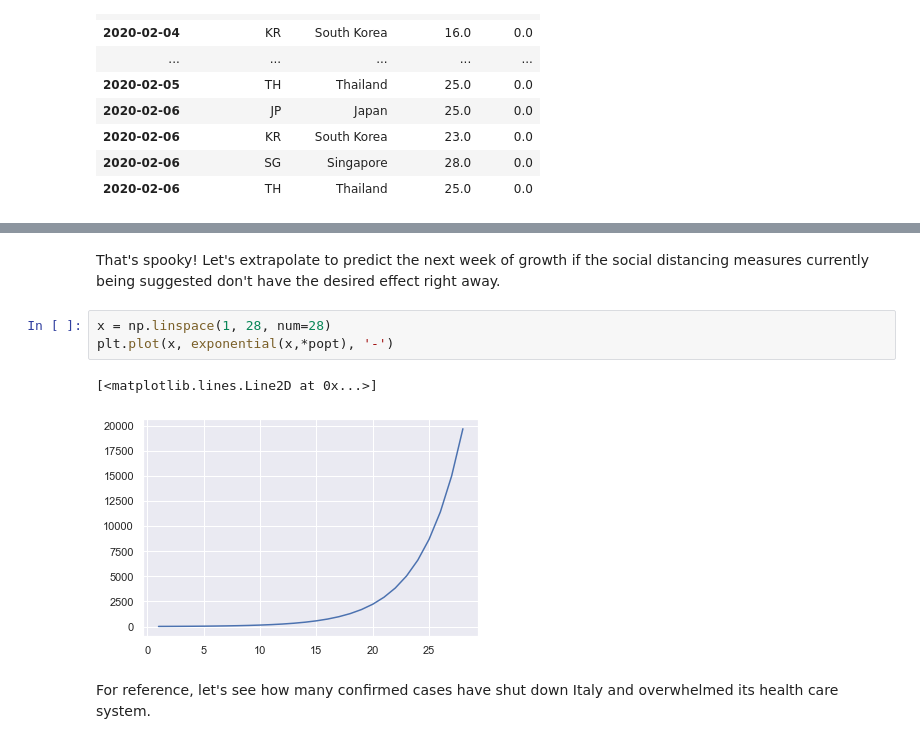
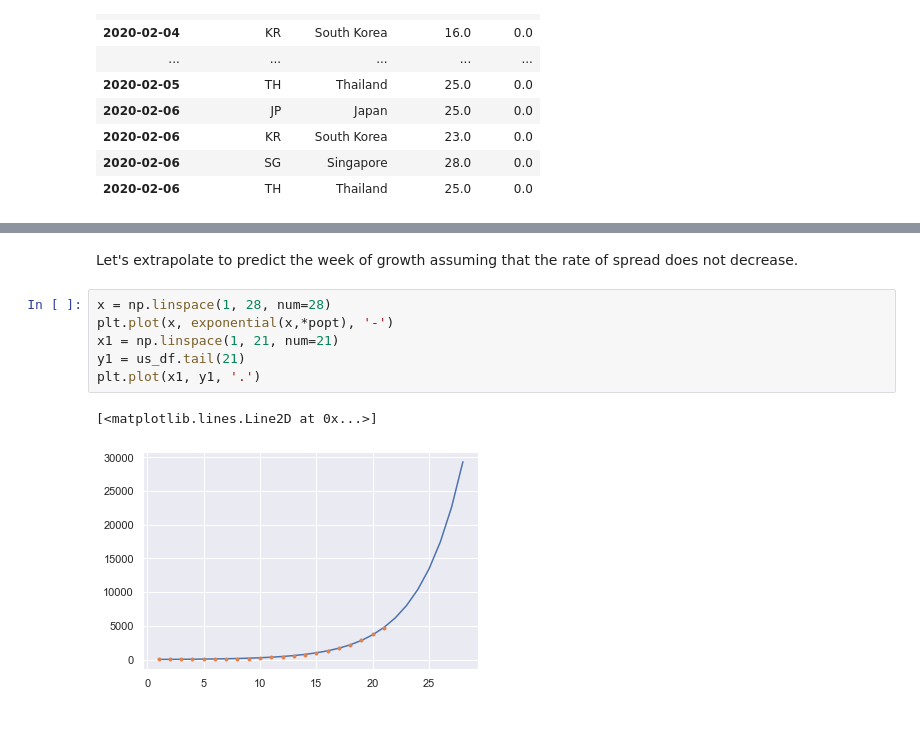
Before and after one commit to ericbrattain/covid-19, a Jupyter notebook: covid_modeling.ipynb, the cells around one changed output, grey strips where cells are left out. Saved outputs shown, nothing was run; the diff lists cells and outputs as text.

```diff
--- a/covid_modeling.ipynb
+++ b/covid_modeling.ipynb
@@ -130,10 +130,11 @@ print(popt)
-# %% [markdown]
-That's spooky! Let's extrapolate to predict the next week of growth if the social distancing measures currently being suggested don't have the desired effect right away.
+# %% [markdown]
+Let's extrapolate to predict the week of growth assuming that the rate of spread does not decrease.
 # %%
 x = np.linspace(1, 28, num=28)
 plt.plot(x, exponential(x,*popt), '-')
+x1 = np.linspace(1, 21, num=21)
+y1 = us_df.tail(21)
+plt.plot(x1, y1, '.')
 # %% [output]
 [<matplotlib.lines.Line2D at 0x...>]
-[figure, old version]
+[figure, new version]
-# %% [markdown]
-For reference, let's see how many confirmed cases have shut down Italy and overwhelmed its health care system.
```
Also changed, not shown: parts of 32 cells of this notebook.
